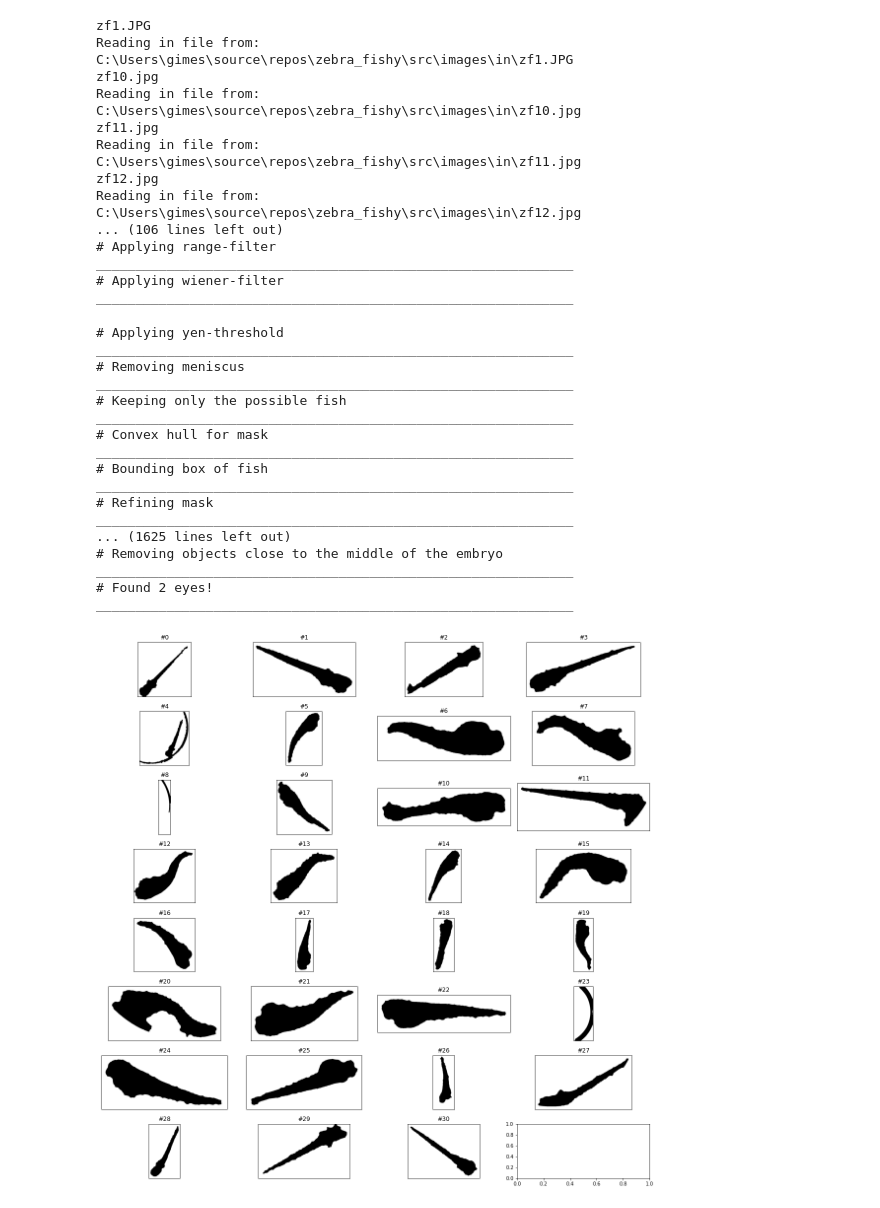
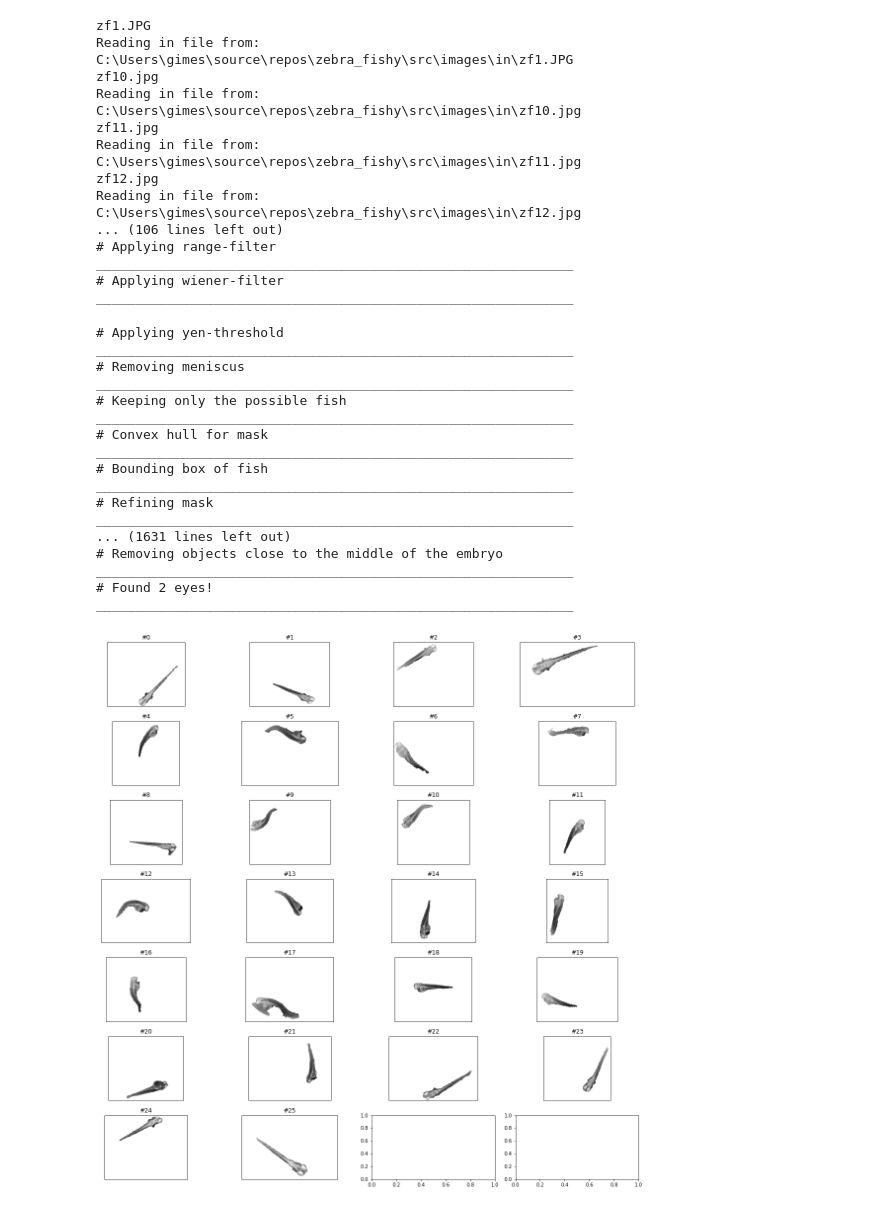
Before and after one commit to gimesia/zebrafisher, a Jupyter notebook: src/measure/test1.ipynb, the cells around one changed output. Drawn from its saved outputs; the diff is of its cells as text; code cells hidden in the pictures.

```diff
--- a/src/measure/test1.ipynb
+++ b/src/measure/test1.ipynb
@@ -66,10 +75,12 @@ for i, fish in enumerate(fishes):
     fish.processed = normalize_0_255(fish.processed)
     fish = find_well_props(fish)
     fish = find_fish_props(fish)
-    if fish.fish_props.has_fish and fish.fish_props.has_fish:
+    if fish.success:
         successful_fishes.append(fish)
     else:
         bad_names.append(fish)
+
+fishes = successful_fishes.copy()
 # %% [output]
 zf1.JPG
 Reading in file from:
@@ -100,15 +111,15 @@ _____________________________________________________________
 _____________________________________________________________
 # Refining mask
 _____________________________________________________________
-... (1625 lines left out)
+... (1631 lines left out)
 # Removing objects close to the middle of the embryo
 _____________________________________________________________
 # Found 2 eyes!
 _____________________________________________________________
 # %%
-plot_images(list(map(lambda x: (x.fish_props.mask.cropped), fishes)), nums=True)
+plot_images(list(map(lambda x: (x.fish_props.mask.masked), successful_fishes)), nums=True)
 # %% [output]
-[figure, old version]
+[figure, new version]
 # %%
 masks = []
 
```
Also changed, not shown: parts of 23 cells of this notebook, 4 other files.
